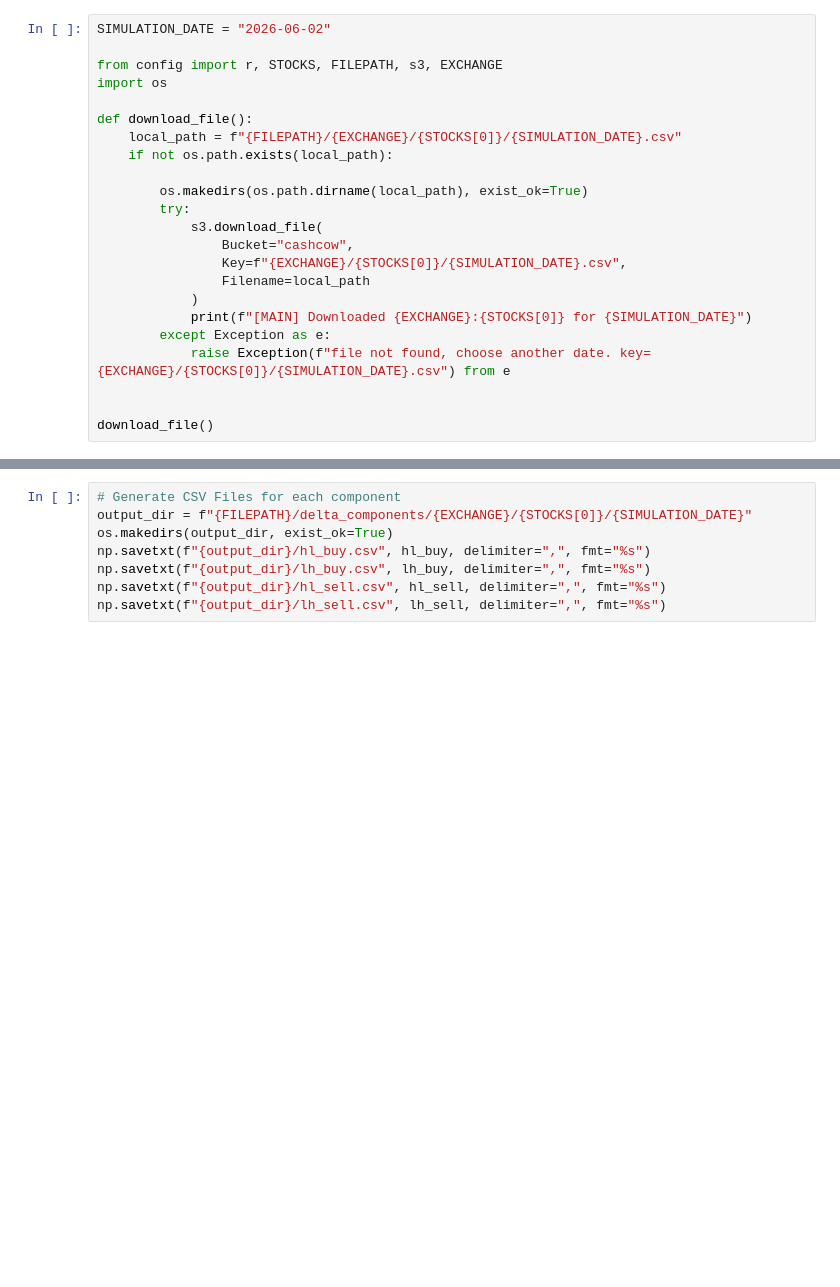
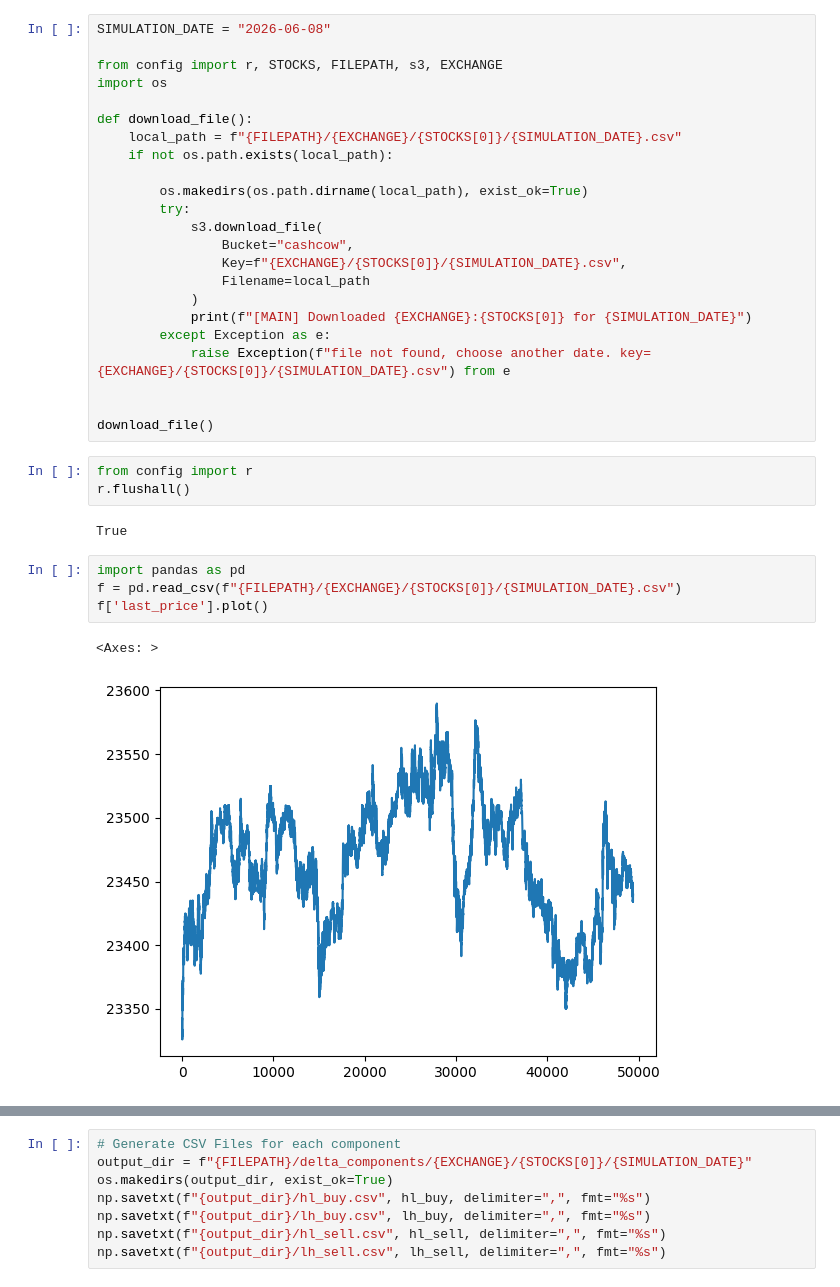
Before and after one commit to honua-dmg/BackTestingEngine, a Jupyter notebook: app/all_in_one_v2.ipynb, the cells around one changed output, grey strips where cells are left out. Cells and saved outputs as stored; diff of their text form; blank space fills up the shorter version.

```diff
--- a/app/all_in_one_v2.ipynb
+++ b/app/all_in_one_v2.ipynb
@@ -1,5 +1,5 @@
 # %%
-SIMULATION_DATE = "2026-06-02"
+SIMULATION_DATE = "2026-06-08"
 
 from config import r, STOCKS, FILEPATH, s3, EXCHANGE
 import os
@@ -21,6 +21,18 @@ def download_file():
 
 
 download_file()
+# %%
+from config import r
+r.flushall()
+# %% [output]
+True
+# %%
+import pandas as pd
+f = pd.read_csv(f"{FILEPATH}/{EXCHANGE}/{STOCKS[0]}/{SIMULATION_DATE}.csv")
+f['last_price'].plot()
+# %% [output]
+<Axes: >
+[figure, added]
 # %%
 import numpy as np
 import pandas as pd
```
Also changed, not shown: parts of 5 cells of this notebook.
